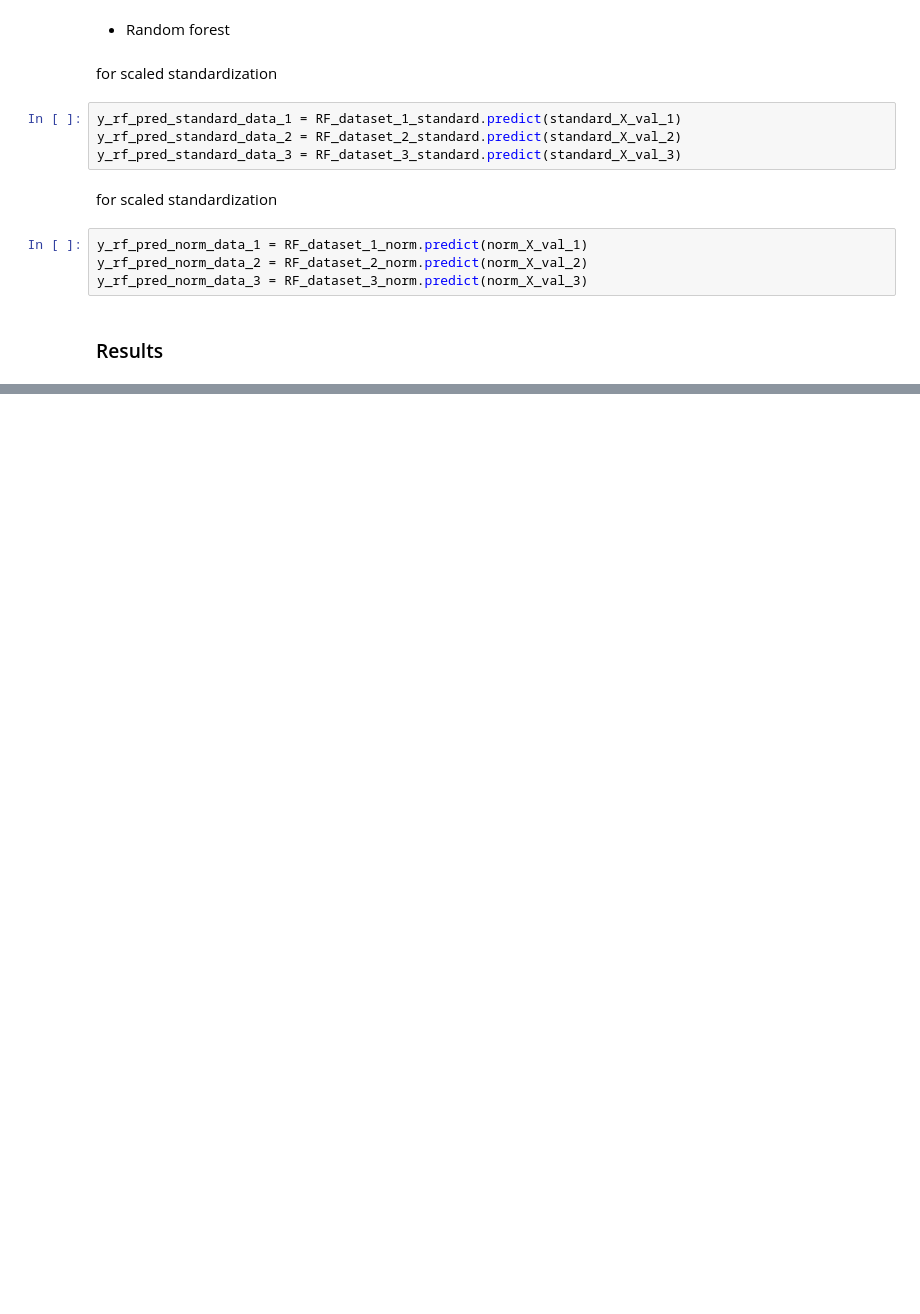
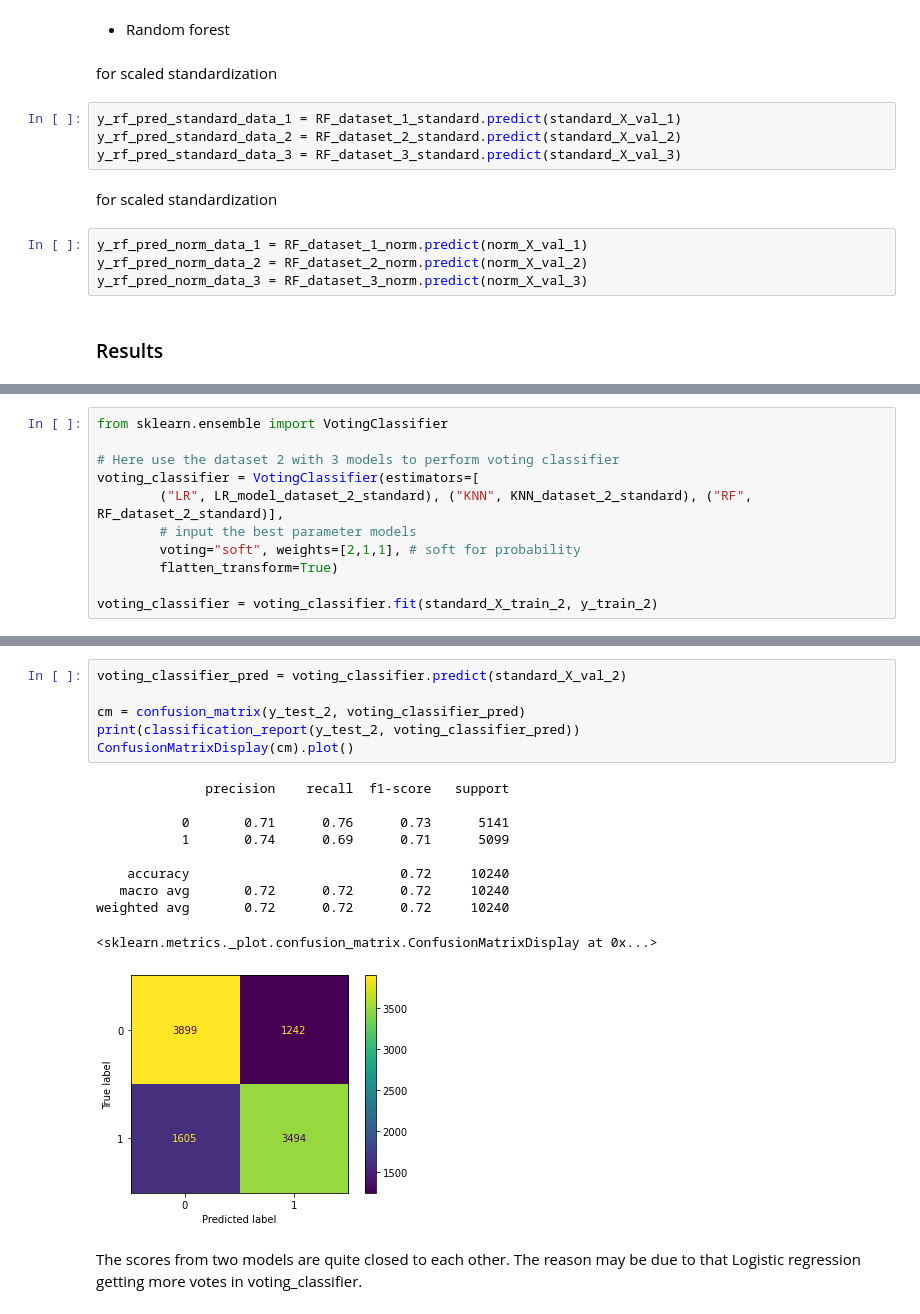
Before and after one commit to cooperhankun/Maskininlarning, a Jupyter notebook: Lab/Lab_2/Lab_2.ipynb, the cells around one changed output, grey strips where cells are left out. Saved outputs shown, nothing was run; the diff lists cells and outputs as text; blank space fills up the shorter version.

```diff
--- a/Lab/Lab_2/Lab_2.ipynb
+++ b/Lab/Lab_2/Lab_2.ipynb
@@ -914,0 +925,11 @@ array([[9087, 2312],
+# %%
+from sklearn.ensemble import VotingClassifier
+
+# Here use the dataset 2 with 3 models to perform voting classifier
+voting_classifier = VotingClassifier(estimators=[
+        ("LR", LR_model_dataset_2_standard), ("KNN", KNN_dataset_2_standard), ("RF", RF_dataset_2_standard)],
+        # input the best parameter models
+        voting="soft", weights=[2,1,1], # soft for probability
+        flatten_transform=True)
+
+voting_classifier = voting_classifier.fit(standard_X_train_2, y_train_2)
@@ -914,0 +957,19 @@ array([[9087, 2312],
+# %%
+voting_classifier_pred = voting_classifier.predict(standard_X_val_2)
+
+cm = confusion_matrix(y_test_2, voting_classifier_pred)
+print(classification_report(y_test_2, voting_classifier_pred))
+ConfusionMatrixDisplay(cm).plot()
+# %% [output]
+              precision    recall  f1-score   support
+
+           0       0.71      0.76      0.73      5141
+           1       0.74      0.69      0.71      5099
+
+    accuracy                           0.72     10240
+   macro avg       0.72      0.72      0.72     10240
+weighted avg       0.72      0.72      0.72     10240
+<sklearn.metrics._plot.confusion_matrix.ConfusionMatrixDisplay at 0x...>
+[figure, added]
+# %% [markdown]
+The scores from two models are quite closed to each other. The reason may be due to that Logistic regression getting more votes in voting_classifier.
```
Also changed, not shown: parts of 11 cells of this notebook.
